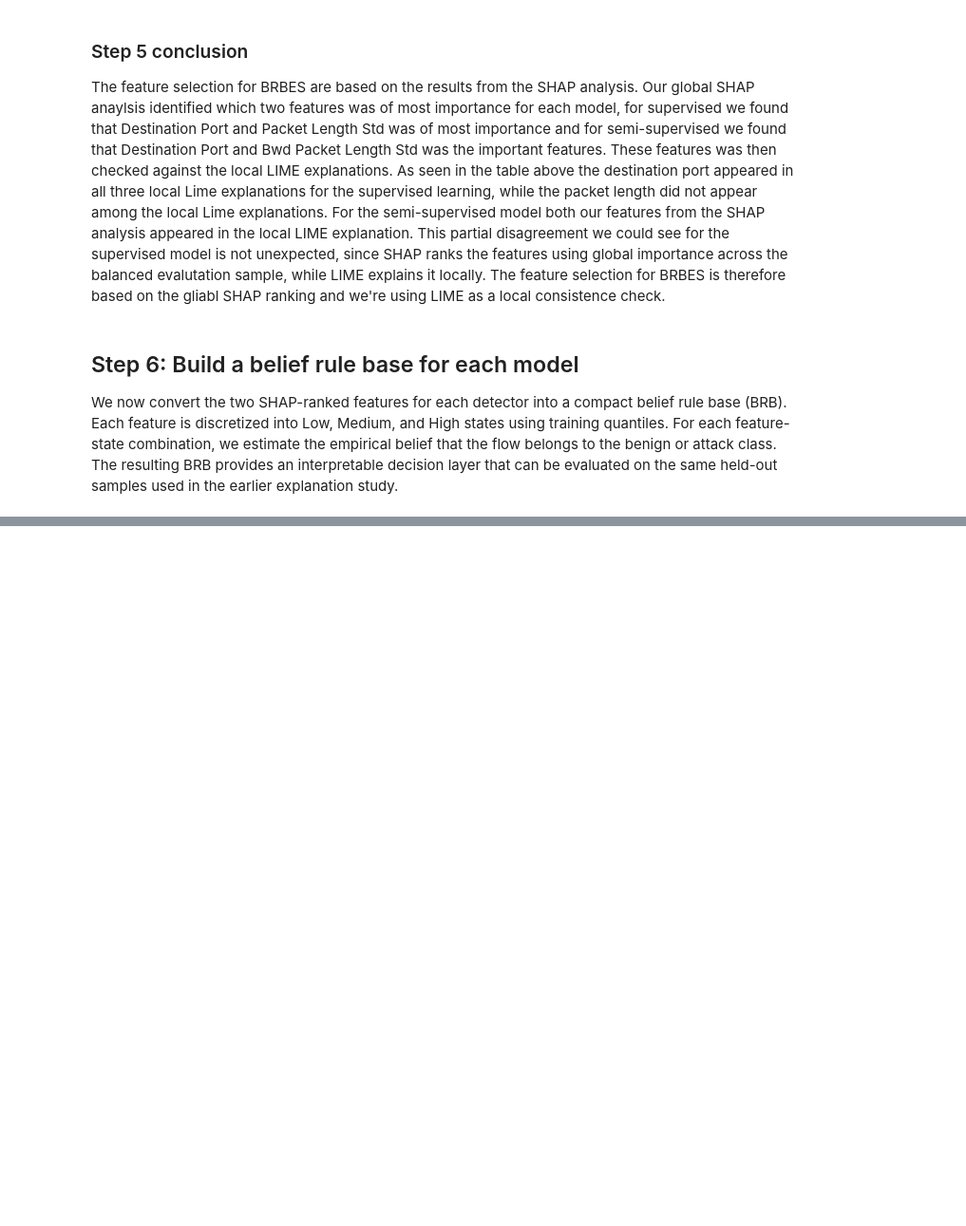
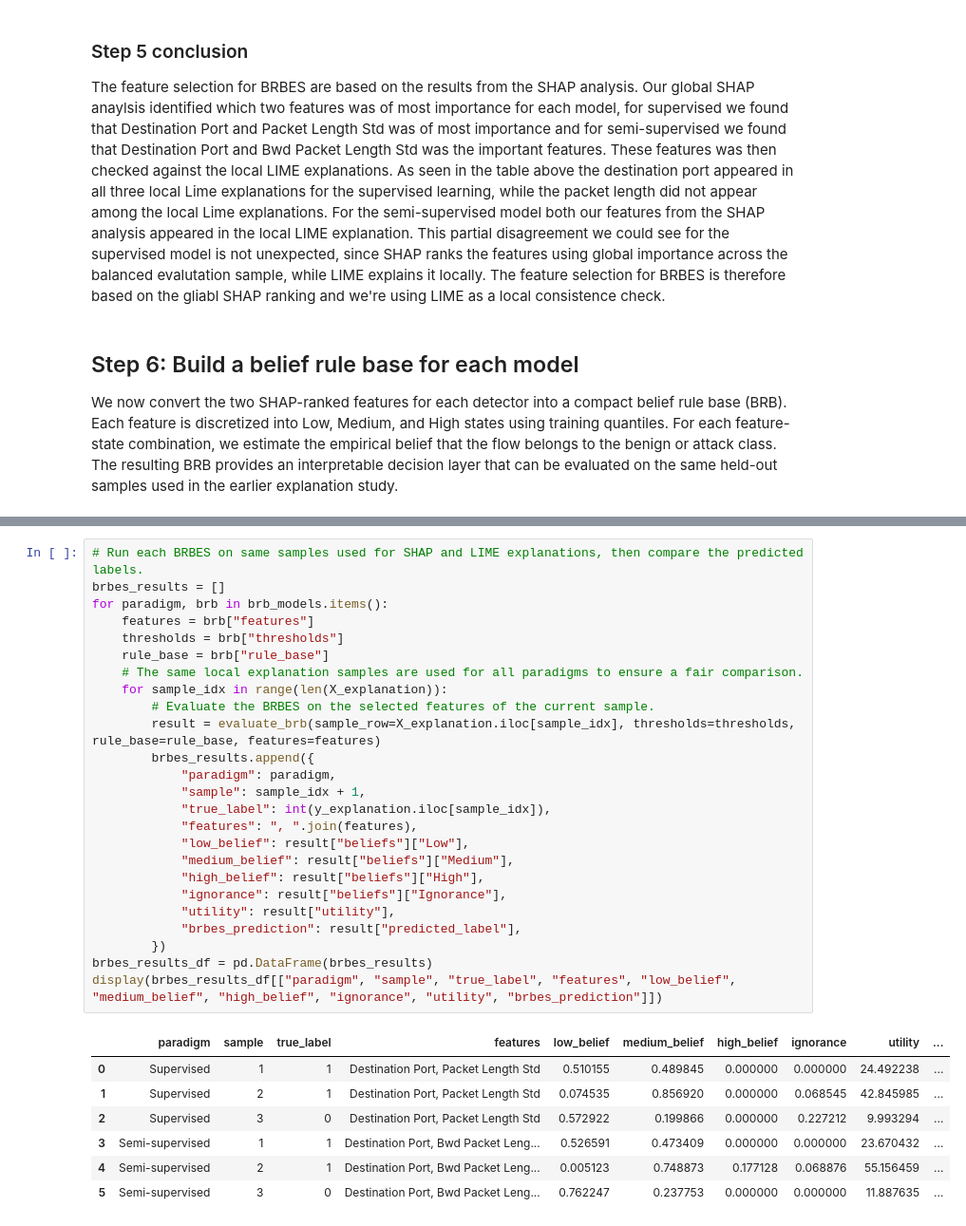
Before and after one commit to Nishant-Gandhi09/D7084E_XAI_Lab3, a Jupyter notebook: lab3.ipynb, the cells around one changed output, grey strips where cells are left out. Shown at 95% size. Cells and saved outputs as stored; diff of their text form; blank space fills up the shorter version.

```diff
--- a/lab3.ipynb
+++ b/lab3.ipynb
@@ -1099,0 +1105,33 @@ Semi-supervised sample beliefs: [{'sample': 1, 'rule_state': ('Low', 'High'), 'b
+# %%
+# Run each BRBES on same samples used for SHAP and LIME explanations, then compare the predicted labels.
+brbes_results = []
+for paradigm, brb in brb_models.items():
+    features = brb["features"]
+    thresholds = brb["thresholds"]
+    rule_base = brb["rule_base"]
+    # The same local explanation samples are used for all paradigms to ensure a fair comparison.
+    for sample_idx in range(len(X_explanation)):
+        # Evaluate the BRBES on the selected features of the current sample.
+        result = evaluate_brb(sample_row=X_explanation.iloc[sample_idx], thresholds=thresholds, rule_base=rule_base, features=features)
+        brbes_results.append({
+            "paradigm": paradigm,
+            "sample": sample_idx + 1,
+            "true_label": int(y_explanation.iloc[sample_idx]),
+            "features": ", ".join(features),
+            "low_belief": result["beliefs"]["Low"],
+            "medium_belief": result["beliefs"]["Medium"],
+            "high_belief": result["beliefs"]["High"],
+            "ignorance": result["beliefs"]["Ignorance"],
+            "utility": result["utility"],
+            "brbes_prediction": result["predicted_label"],
+        })
+brbes_results_df = pd.DataFrame(brbes_results)
+display(brbes_results_df[["paradigm", "sample", "true_label", "features", "low_belief", "medium_belief", "high_belief", "ignorance", "utility", "brbes_prediction"]])
+# %% [output]
+|  | paradigm | sample | true_label | features | low_belief | medium_belief | high_belief | ignorance | utility | ... |
+| 0 | Supervised | 1 | 1 | Destination Port, Packet Length Std | 0.510155 | 0.489845 | 0.000000 | 0.000000 | 24.492238 | ... |
+| 1 | Supervised | 2 | 1 | Destination Port, Packet Length Std | 0.074535 | 0.856920 | 0.000000 | 0.068545 | 42.845985 | ... |
+| 2 | Supervised | 3 | 0 | Destination Port, Packet Length Std | 0.572922 | 0.199866 | 0.000000 | 0.227212 | 9.993294 | ... |
+| 3 | Semi-supervised | 1 | 1 | Destination Port, Bwd Packet Leng... | 0.526591 | 0.473409 | 0.000000 | 0.000000 | 23.670432 | ... |
+| 4 | Semi-supervised | 2 | 1 | Destination Port, Bwd Packet Leng... | 0.005123 | 0.748873 | 0.177128 | 0.068876 | 55.156459 | ... |
+| 5 | Semi-supervised | 3 | 0 | Destination Port, Bwd Packet Leng... | 0.762247 | 0.237753 | 0.000000 | 0.000000 | 11.887635 | ... |
```
Also changed, not shown: parts of 5 cells of this notebook.
